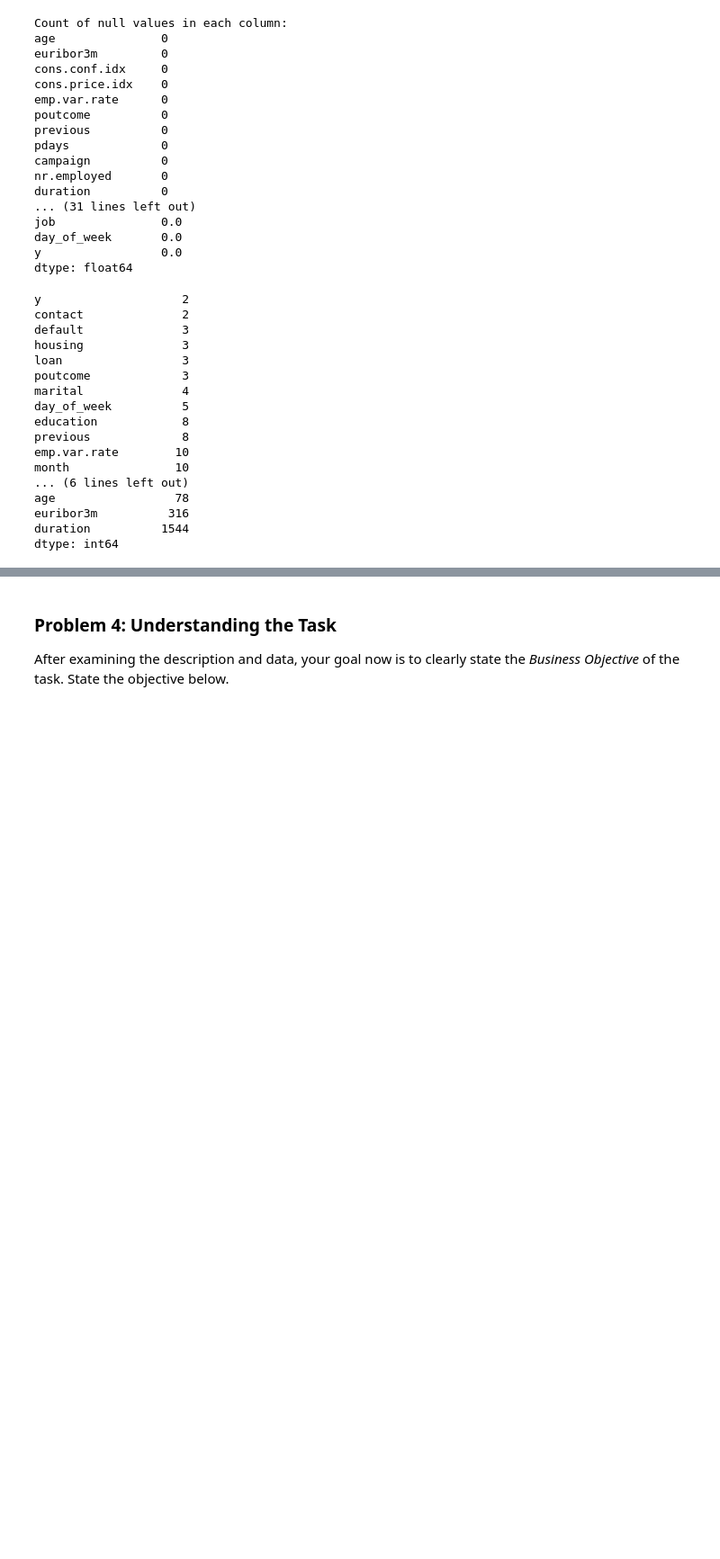
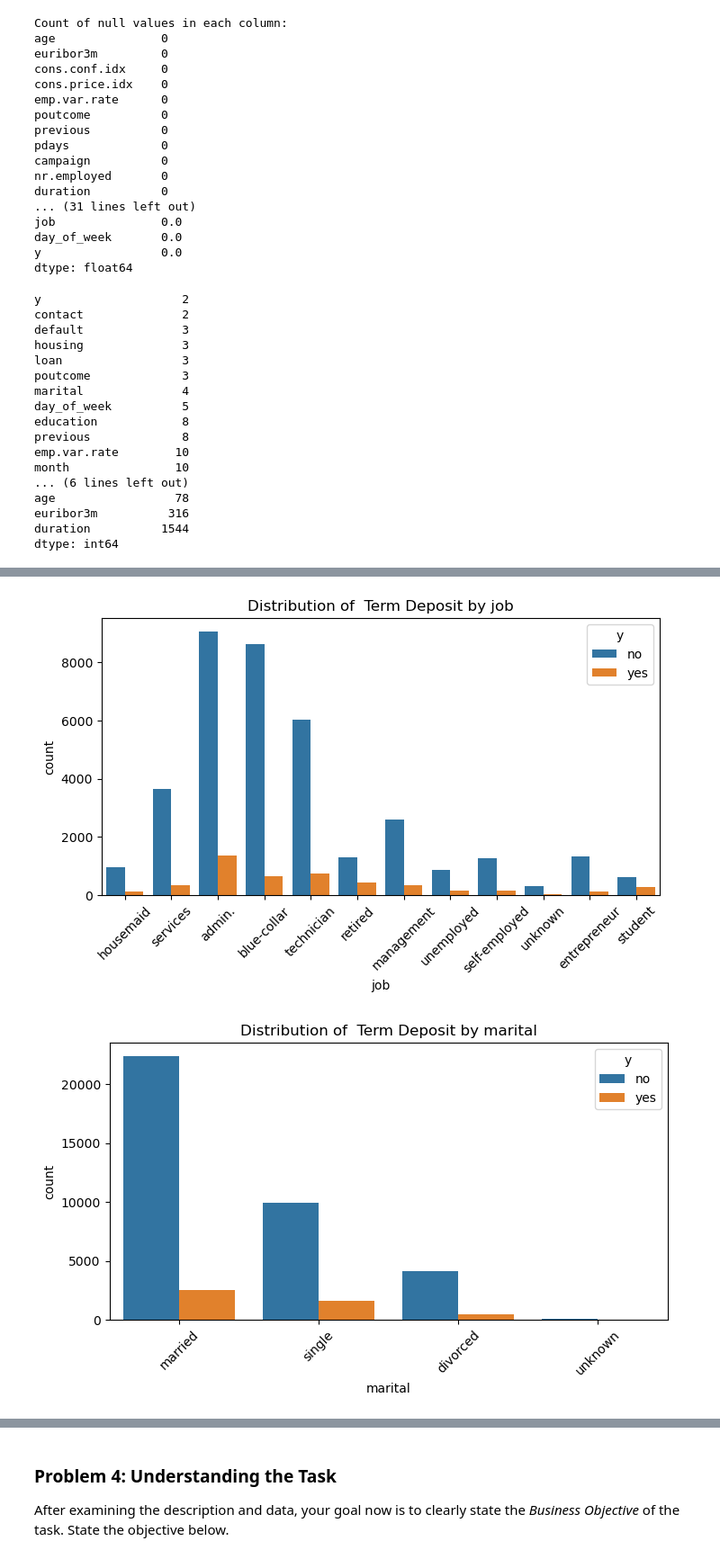
Before and after one commit to creyes25/Practical-Application-3-Python-ML-AI, a Jupyter notebook: prompt_III.ipynb, the cells around one changed output, grey strips where cells are left out. Shown: that part at 90% size. Drawn from its saved outputs; the diff is of its cells as text; code cells hidden in the pictures; blank space fills up the shorter version.

```diff
--- a/prompt_III.ipynb
+++ b/prompt_III.ipynb
@@ -150,0 +166,10 @@ dtype: int64
+# %%
+for col in ['job', 'marital', 'education', 'contact', 'poutcome']:
+  plt.figure(figsize=(8,4))
+  sns.countplot(x=col, hue='y', data=data)
+  plt.title(f'Distribution of  Term Deposit by {col}')
+  plt.xticks(rotation=45)
+  plt.show()
+# %% [output]
+[figure, added]
+[figure, added]
```
Also changed, not shown: parts of 9 cells of this notebook.
